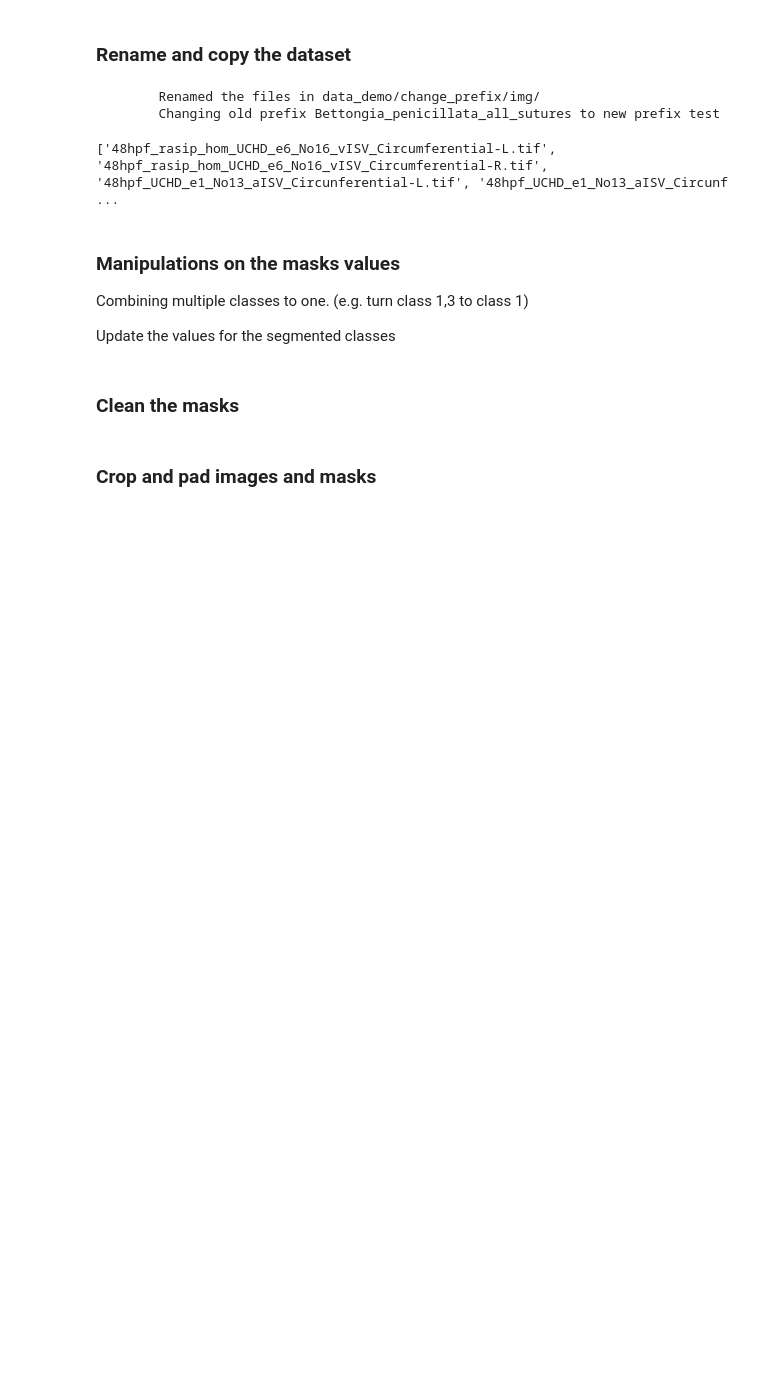
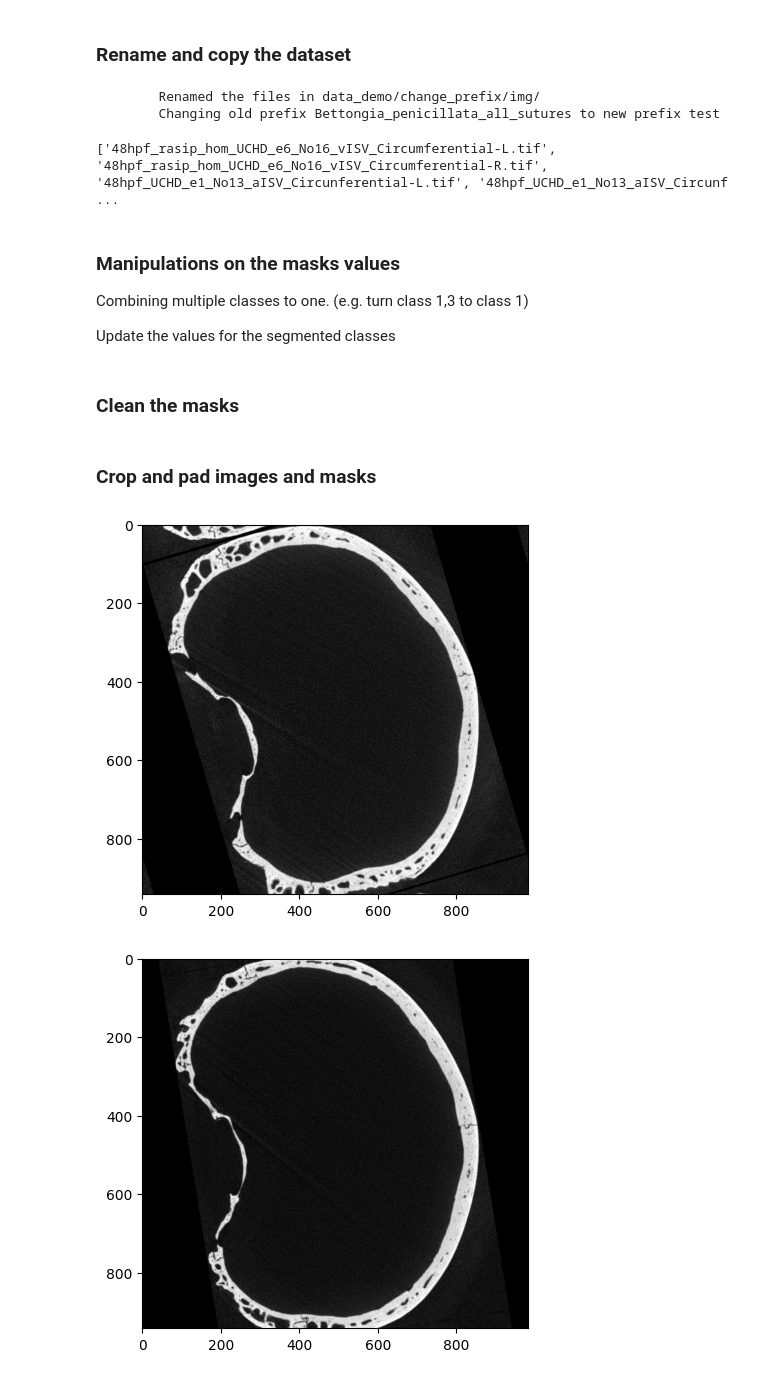
Before and after one commit to EchanHe/suture_dl_pipeline, a Jupyter notebook: process_training_set.ipynb, the cells around one changed output. Saved outputs shown, nothing was run; the diff lists cells and outputs as text; code cells hidden in the pictures; blank space fills up the shorter version.

Commit message:
Add auto weighting, post-processing and visualise

```diff
--- a/process_training_set.ipynb
+++ b/process_training_set.ipynb
@@ -539,3 +539,40 @@ pad_img_dir = "data_demo/img_crop_pad/"
 pad_mask_dir = "data_demo/mask_crop_pad"
 
 padding(img_dir, mask_dir, pad_img_dir , pad_mask_dir , visual = False)
+# %%
+#This code helps users to understand how their images will be augmentated
+#
+import seg_data
+import torch
+
+img_path = "./data/suture_demo_data/cc_img"
+mask_path = "./data/suture_demo_data/cc_mask"
+n_class = 3
+dataset_whole = seg_data.segDataset(img_path = img_path,
+    mask_path = mask_path, n_classes=n_class)
+
+# dataset_whole.augmentation=False
+batch = 4
+
+data_loader = torch.utils.data.DataLoader(dataset_whole, batch_size=batch,
+                                        shuffle=True, num_workers=0, pin_memory=True)
+
+batch = next(iter(data_loader))
+images, true_masks = batch[0], batch[1]
+
+
+for i in range(images.shape[0]):
+    plt.figure()
+    img = images[i,...].cpu().detach().numpy().transpose(1, 2, 0)
+    img = np.interp(img, [0, np.max(img)],[0,255])
+    img = img.astype('uint8')
+
+    plt.imshow(img)
+
+# # Read and init datasets
+# dataset_whole = seg_data.segDataset(img_path = img_path,
+#     mask_path = mask_path, n_classes=n_classes,
+#     scale=scale , start_class_i = start_class_i)
+# %% [output]
+[figure, added]
+[figure, added]
```
Also changed, not shown: parts of 1 cell of this notebook, 3 other files.
